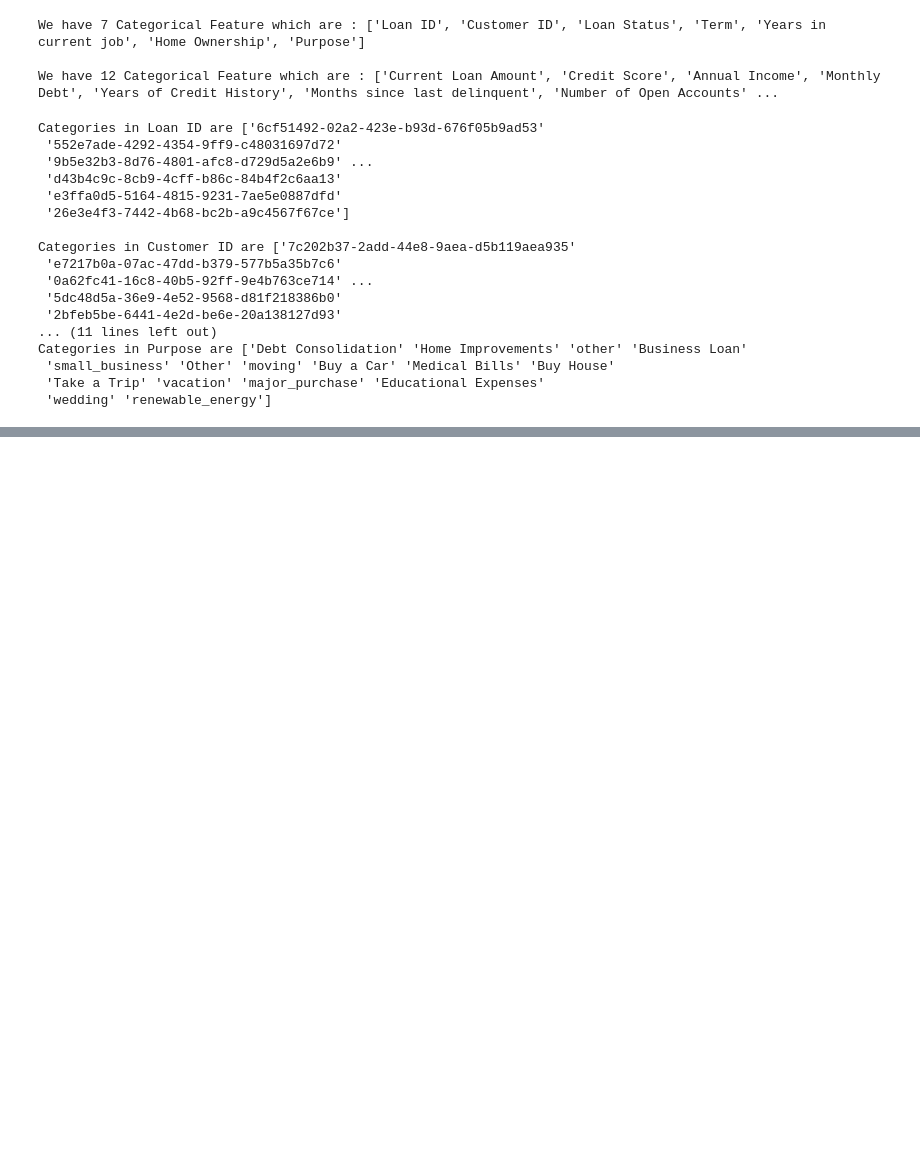
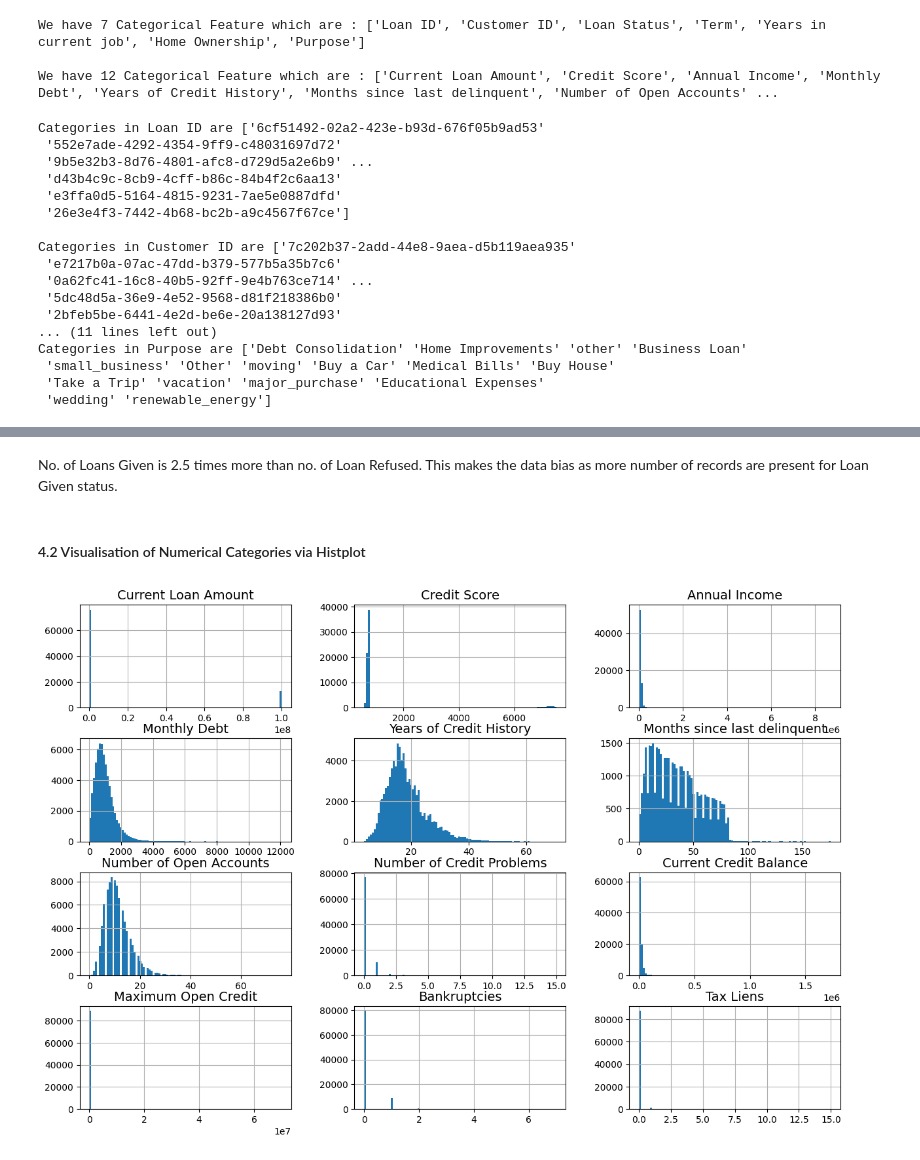
Before and after one commit to RohitDas92/Loan-Approval-Prediction-Project, a Jupyter notebook: loan_approval_prediction.ipynb, the cells around one changed output, grey strips where cells are left out. Saved outputs shown, nothing was run; the diff lists cells and outputs as text; code cells hidden in the pictures; blank space fills up the shorter version.

```diff
--- a/loan_approval_prediction.ipynb
+++ b/loan_approval_prediction.ipynb
@@ -272,0 +287,15 @@ Categories in Purpose are ['Debt Consolidation' 'Home Improvements' 'other' 'Bus
+# %% [markdown]
+No. of Loans Given is 2.5 times more than no. of Loan Refused. This makes the data bias as more number of records are present for Loan Given status.
+# %% [markdown]
+<h4>4.2 Visualisation of Numerical Categories via Histplot
+# %%
+plt.rc('font', size=14)
+plt.rc('axes', labelsize=14, titlesize=14)
+plt.rc('legend', fontsize=14)
+plt.rc('xtick', labelsize=10)
+plt.rc('ytick', labelsize=10)
+
+df_duplicates_removed.hist(bins=100, figsize=(15, 10), )
+plt.show()
+# %% [output]
+[figure, added]
```
Also changed, not shown: parts of 25 cells of this notebook.
